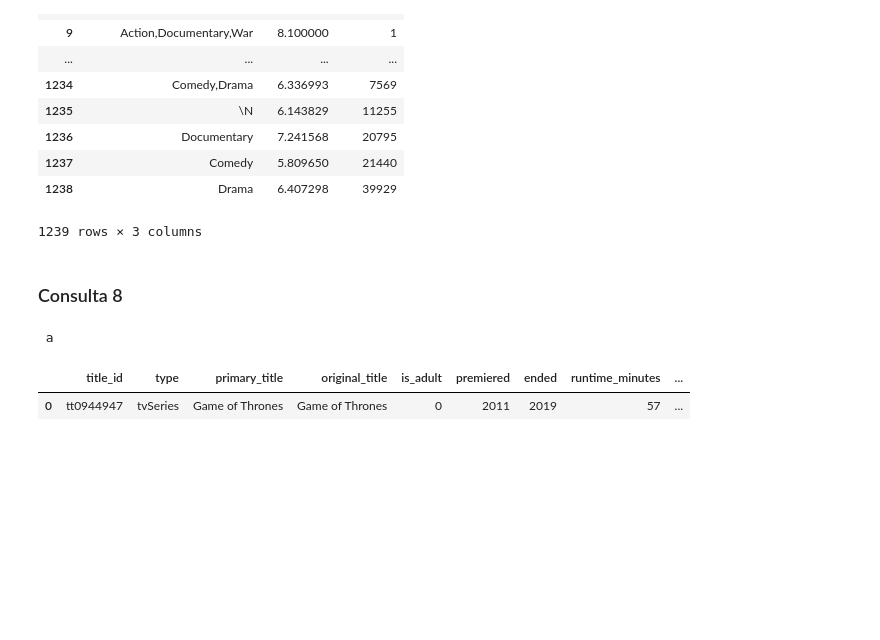
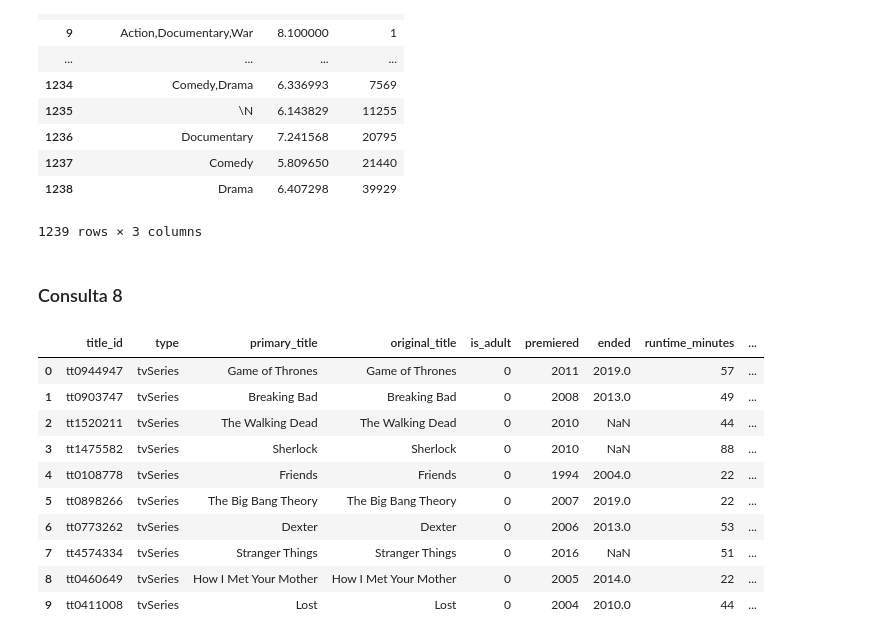
Before and after one commit to lorenaleao/tp-final-bd, a Jupyter notebook: Tp2_consultas.ipynb, the cells around one changed output. Saved outputs shown, nothing was run; the diff lists cells and outputs as text; code cells hidden in the pictures; blank space fills up the shorter version.

```diff
--- a/Tp2_consultas.ipynb
+++ b/Tp2_consultas.ipynb
@@ -270,17 +256,25 @@ df7
 # %%
 
 df8 =  pd.read_sql_query(
 """
 SELECT *
 FROM titles NATURAL JOIN ratings
 WHERE type="tvSeries"
 ORDER BY votes DESC
-LIMIT 1
+LIMIT 10
 
 """, conn)
 
 df8
 # %% [output]
- a
 |  | title_id | type | primary_title | original_title | is_adult | premiered | ended | runtime_minutes | ... |
-| 0 | tt0944947 | tvSeries | Game of Thrones | Game of Thrones | 0 | 2011 | 2019 | 57 | ... |
+| 0 | tt0944947 | tvSeries | Game of Thrones | Game of Thrones | 0 | 2011 | 2019.0 | 57 | ... |
+| 1 | tt0903747 | tvSeries | Breaking Bad | Breaking Bad | 0 | 2008 | 2013.0 | 49 | ... |
+| 2 | tt1520211 | tvSeries | The Walking Dead | The Walking Dead | 0 | 2010 | NaN | 44 | ... |
+| 3 | tt1475582 | tvSeries | Sherlock | Sherlock | 0 | 2010 | NaN | 88 | ... |
+| 4 | tt0108778 | tvSeries | Friends | Friends | 0 | 1994 | 2004.0 | 22 | ... |
+| 5 | tt0898266 | tvSeries | The Big Bang Theory | The Big Bang Theory | 0 | 2007 | 2019.0 | 22 | ... |
+| 6 | tt0773262 | tvSeries | Dexter | Dexter | 0 | 2006 | 2013.0 | 53 | ... |
+| 7 | tt4574334 | tvSeries | Stranger Things | Stranger Things | 0 | 2016 | NaN | 51 | ... |
+| 8 | tt0460649 | tvSeries | How I Met Your Mother | How I Met Your Mother | 0 | 2005 | 2014.0 | 22 | ... |
+| 9 | tt0411008 | tvSeries | Lost | Lost | 0 | 2004 | 2010.0 | 44 | ... |
```
Also changed, not shown: parts of 7 cells of this notebook.
